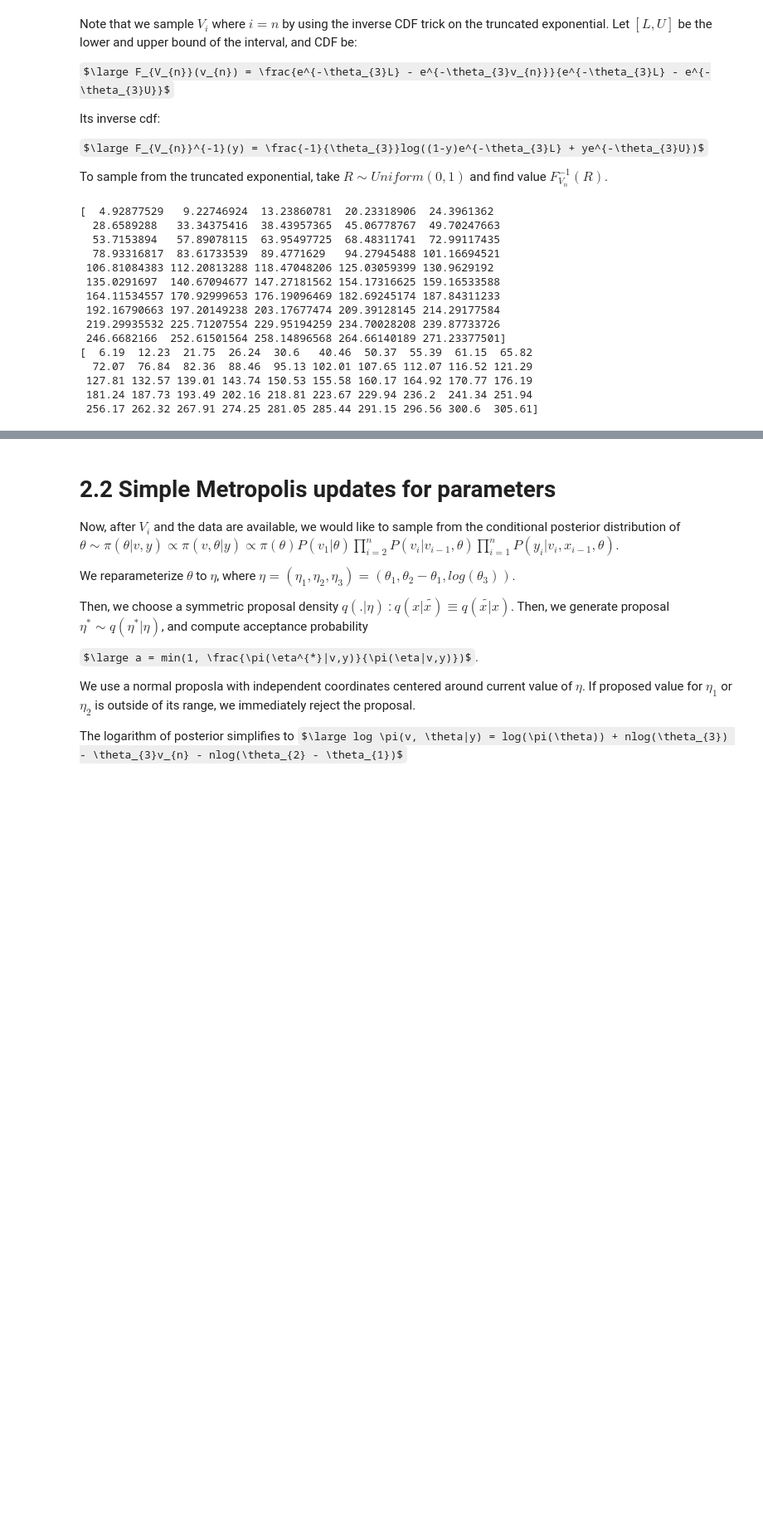
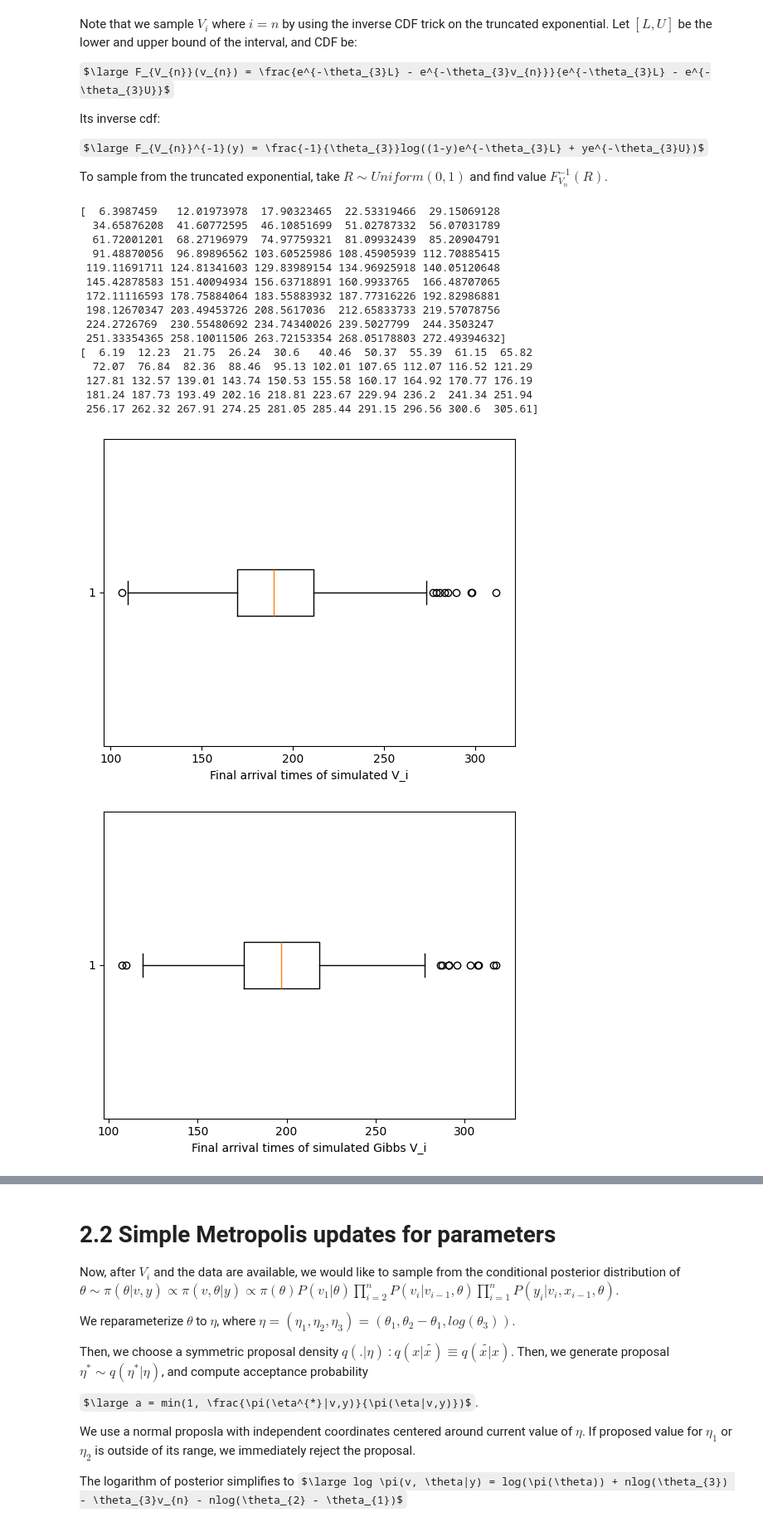
Before and after one commit to anthonyhu25/Bayesian-Queuing-, a Jupyter notebook: Bayesian_Queueing_Inference_Notebook.ipynb, the cells around one changed output, grey strips where cells are left out. Shown at 83% size. Drawn from its saved outputs; the diff is of its cells as text; code cells hidden in the pictures; some formulas as TeX source; blank space fills up the shorter version.

```diff
--- a/Bayesian_Queueing_Inference_Notebook.ipynb
+++ b/Bayesian_Queueing_Inference_Notebook.ipynb
@@ -108,20 +108,22 @@ def gibbs_sampler_queue(y, n, v, theta_dict):
   if len(v) != n:
     raise AttributeError("Length of v-vector is not equal to n")
   samples = []
+  x = np.cumsum(y)
   for i in range(n):
-    x_i = np.cumsum(y)[i]
     y_i = y[i]
+    x_i = float(x[i])
+    x_prev = float(x[i-1])
     if i == 0:
       lower = max(0, x_i - theta_dict['theta_2'])
-      upper = min(v[0], x_i - theta_dict['theta_1'])
-      posterior_sample = np.random.uniform(low = lower, high = upper, size = 1)
+      upper = min(v[1], x_i - theta_dict['theta_1'])
+      posterior_sample = np.random.uniform(low = lower, high = upper)
     elif i == n-1:
       if y_i > theta_dict['theta_2']:
         lower = x_i - theta_dict['theta_2']
       else:
         lower = v[i-1]
       upper = x_i - theta_dict['theta_1']
-      uniform = np.random.uniform(low = 0, high = 1, size = 1)
+      uniform = np.random.uniform(low = 0, high = 1)
       posterior_sample = truncated_exponential_sampler(uniform, theta_dict['theta_3'], lower, upper)
     else:
       if y_i <= theta_dict['theta_2']:
@@ -129,24 +131,26 @@ def gibbs_sampler_queue(y, n, v, theta_dict):
       else:
         lower = x_i - theta_dict['theta_2']
       upper = min(v[i+1], x_i - theta_dict['theta_1'])
-      posterior_sample = np.random.uniform(low = lower, high = upper, size = 1)
-    samples.append(posterior_sample)
-  return [x.item() for x in samples]
+      posterior_sample = np.random.uniform(low = lower, high = upper)
+    samples.append(float(posterior_sample))
+  return samples
 # %%
-def simulate_v(theta_dict, N, y):
+def simulate_v(theta_dict, N):
   v_sim = []
   y_sim = []
   for i in range(N):
-    X_prev = sum(y[:(i)])
+    x = np.cumsum(y_sim)
     if len(v_sim) == 0:
       V_i = scipy.stats.expon.rvs(scale = theta_dict['theta_3'], size = 1)
       v_sim.append(float(V_i))
+      x_prev = 0
     else:
       V_prev = v_sim[i-1]
       V_i = scipy.stats.expon.rvs(scale = theta_dict['theta_3'], size = 1) + V_prev
       v_sim.append(float(V_i))
-    lower = theta_dict['theta_1'] + max(0, V_i - X_prev)
-    upper = theta_dict['theta_2'] + max(0, V_i - X_prev)
+      x_prev = float(x[i-1])
+    lower = theta_dict['theta_1'] + max(0, V_i - x_prev)
+    upper = theta_dict['theta_2'] + max(0, V_i - x_prev)
     Y_i = scipy.stats.uniform.rvs(loc = lower, scale = upper - lower, size = 1)
     y_sim.append(float(Y_i))
   return v_sim, y_sim
@@ -205,18 +212,38 @@ x_sim = np.cumsum(y_sim)
 print(x_sim)
 print(np.cumsum(Intermediate))
 # %% [output]
-[  4.92877529   9.22746924  13.23860781  20.23318906  24.3961362
-  28.6589288   33.34375416  38.43957365  45.06778767  49.70247663
-  53.7153894   57.89078115  63.95497725  68.48311741  72.99117435
-  78.93316817  83.61733539  89.4771629   94.27945488 101.16694521
- 106.81084383 112.20813288 118.47048206 125.03059399 130.9629192
- 135.0291697  140.67094677 147.27181562 154.17316625 159.16533588
- 164.11534557 170.92999653 176.19096469 182.69245174 187.84311233
- 192.16790663 197.20149238 203.17677474 209.39128145 214.29177584
- 219.29935532 225.71207554 229.95194259 234.70028208 239.87733726
- 246.6682166  252.61501564 258.14896568 264.66140189 271.23377501]
+[  6.3987459   12.01973978  17.90323465  22.53319466  29.15069128
+  34.65876208  41.60772595  46.10851699  51.02787332  56.07031789
+  61.72001201  68.27196979  74.97759321  81.09932439  85.20904791
+  91.48870056  96.89896562 103.60525986 108.45905939 112.70885415
+ 119.11691711 124.81341603 129.83989154 134.96925918 140.05120648
+ 145.42878583 151.40094934 156.63718891 160.9933765  166.48707065
+ 172.11116593 178.75884064 183.55883932 187.77316226 192.82986881
+ 198.12670347 203.49453726 208.5617036  212.65833733 219.57078756
+ 224.2726769  230.55480692 234.74340026 239.5027799  244.3503247
+ 251.33354365 258.10011506 263.72153354 268.05178803 272.49394632]
 [  6.19  12.23  21.75  26.24  30.6   40.46  50.37  55.39  61.15  65.82
   72.07  76.84  82.36  88.46  95.13 102.01 107.65 112.07 116.52 121.29
  127.81 132.57 139.01 143.74 150.53 155.58 160.17 164.92 170.77 176.19
  181.24 187.73 193.49 202.16 218.81 223.67 229.94 236.2  241.34 251.94
  256.17 262.32 267.91 274.25 281.05 285.44 291.15 296.56 300.6  305.61]
+# %%
+# testing arrival times for the intermediate queue to see if V_is generated make sense
+max_arrival_times = []
+gibbs_max_arrival_times = []
+for i in range(1000):
+  v_sim, y_sim = simulate_v(theta_intermediate, len(Intermediate))
+  gibbs_sampler = gibbs_sampler_queue(y_sim, len(y_sim), v_sim, theta_intermediate)
+  max_arrival_times.append(np.cumsum(v_sim)[len(v_sim)-1])
+  gibbs_max_arrival_times.append(np.cumsum(gibbs_sampler)[len(y_sim)-1])
+
+plt.boxplot(max_arrival_times, notch=None, vert=False, patch_artist=None, widths=None)
+plt.xlabel("Final arrival times of simulated V_i")
+plt.show()
+
+plt.boxplot(gibbs_max_arrival_times, notch=None, vert=False, patch_artist=None, widths=None)
+plt.xlabel("Final arrival times of simulated Gibbs V_i")
+plt.show()
+# %% [output]
+[figure, added]
+[figure, added]
```
Also changed, not shown: parts of 12 cells of this notebook.
